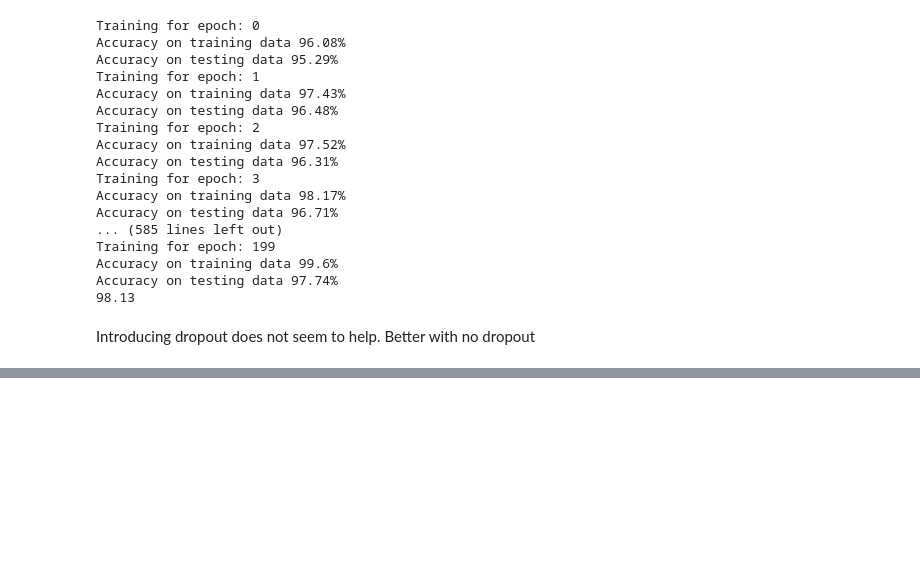
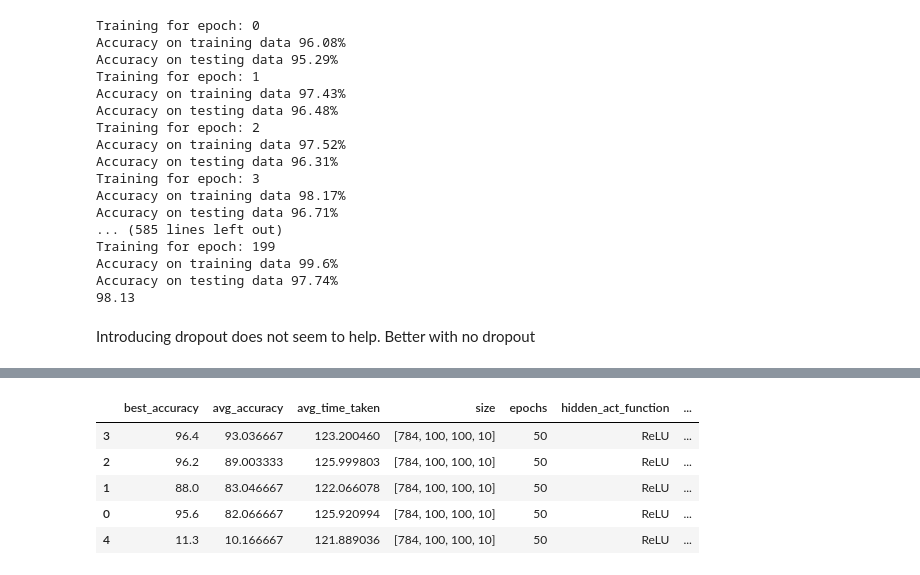
Before and after one commit to venomouscyanide/dl_sain, a Jupyter notebook: week4/week4_pytorch_tuning.ipynb, the cells around one changed output, grey strips where cells are left out. Drawn from its saved outputs; the diff is of its cells as text; code cells hidden in the pictures; blank space fills up the shorter version.

```diff
--- a/week4/week4_pytorch_tuning.ipynb
+++ b/week4/week4_pytorch_tuning.ipynb
@@ -114,7 +114,7 @@ class EvalData:
     def __init__(self):
         self.data = pd.DataFrame(
             columns=["size", "epochs", "hidden_act_function", "output_act_function", "loss_func",
-                     "optimizer", "learning_rate", "weight_decay", "batch_size", "momentum"
+                     "optimizer", "learning_rate", "weight_decay", "batch_size", "momentum",
                      "testing_dataset_type", "training_size", "testing_size",
                      "p_to_be_zeroed", "dropout_on_input_layer",
                      "best_accuracy", "avg_accuracy",
@@ -905,3 +905,23 @@ Accuracy on testing data 97.74%
 98.13
 # %% [markdown]
 Introducing dropout does not seem to help. Better with no dropout
+# %%
+class TestingConfig:
+    CONFIG = {
+        "size": [[784, 100, 100, 10]],
+        "epochs": [50],
+        "hidden_act_function": ["ReLU"],
+        "output_act_function": ["ReLU"],
+        "loss_func": ["CrossEntropyLoss"],
+        "optimizer": ["SGD"],
+        "learning_rate": [1e-2],
+        "weight_decay": [1e-4],
+        "batch_size": [10],
+        "testing_dataset_type": ["validation"],
+        "momentum": [0.6, 0.7, 0.8, 0.9, 1.0],
+        "training_size": [10000],
+        "testing_size": [2000],
+        "p_to_be_zeroed": [0.0],
+        "dropout_on_input_layer": [False],
+    }
+eval_data = HyperTuner().tune(TestingConfig.CONFIG, False)
@@ -907,0 +953,9 @@ Introducing dropout does not seem to help. Better with no dropout
+# %%
+eval_data
+# %% [output]
+|  | best_accuracy | avg_accuracy | avg_time_taken | size | epochs | hidden_act_function | ... |
+| 3 | 96.4 | 93.036667 | 123.200460 | [784, 100, 100, 10] | 50 | ReLU | ... |
+| 2 | 96.2 | 89.003333 | 125.999803 | [784, 100, 100, 10] | 50 | ReLU | ... |
+| 1 | 88.0 | 83.046667 | 122.066078 | [784, 100, 100, 10] | 50 | ReLU | ... |
+| 0 | 95.6 | 82.066667 | 125.920994 | [784, 100, 100, 10] | 50 | ReLU | ... |
+| 4 | 11.3 | 10.166667 | 121.889036 | [784, 100, 100, 10] | 50 | ReLU | ... |
```
Also changed, not shown: parts of 2 cells of this notebook.
